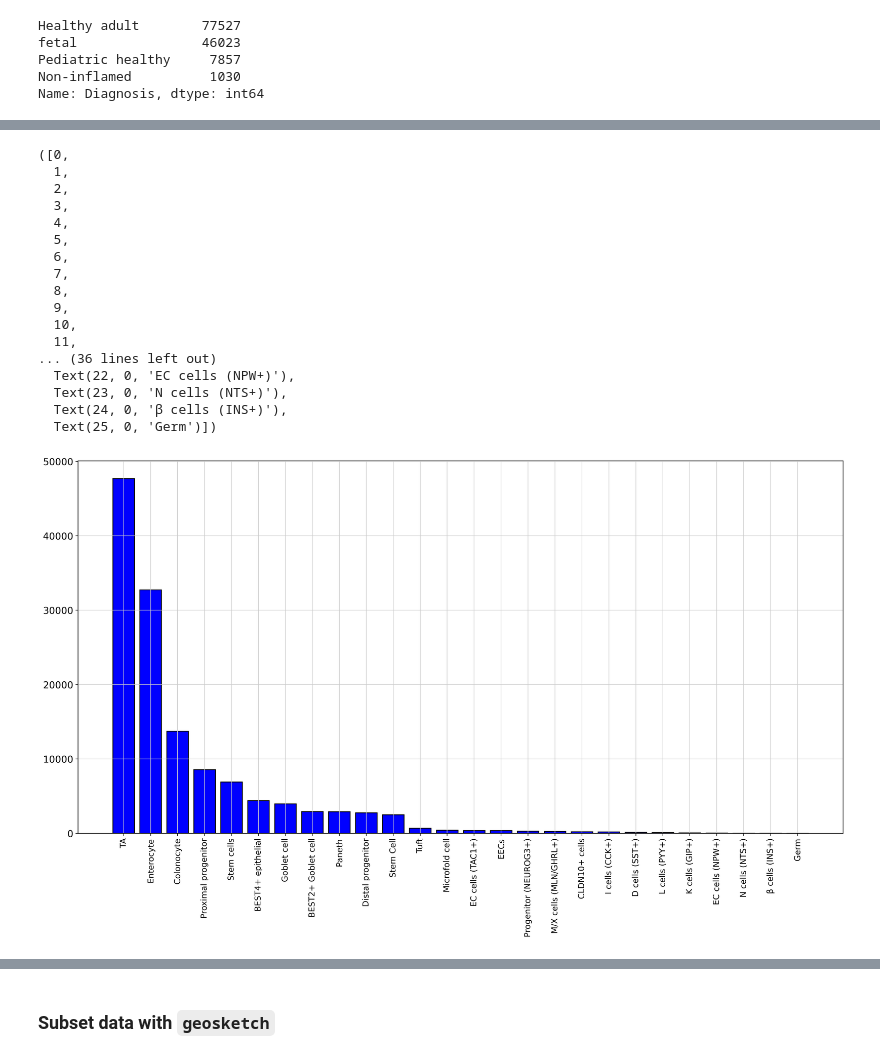
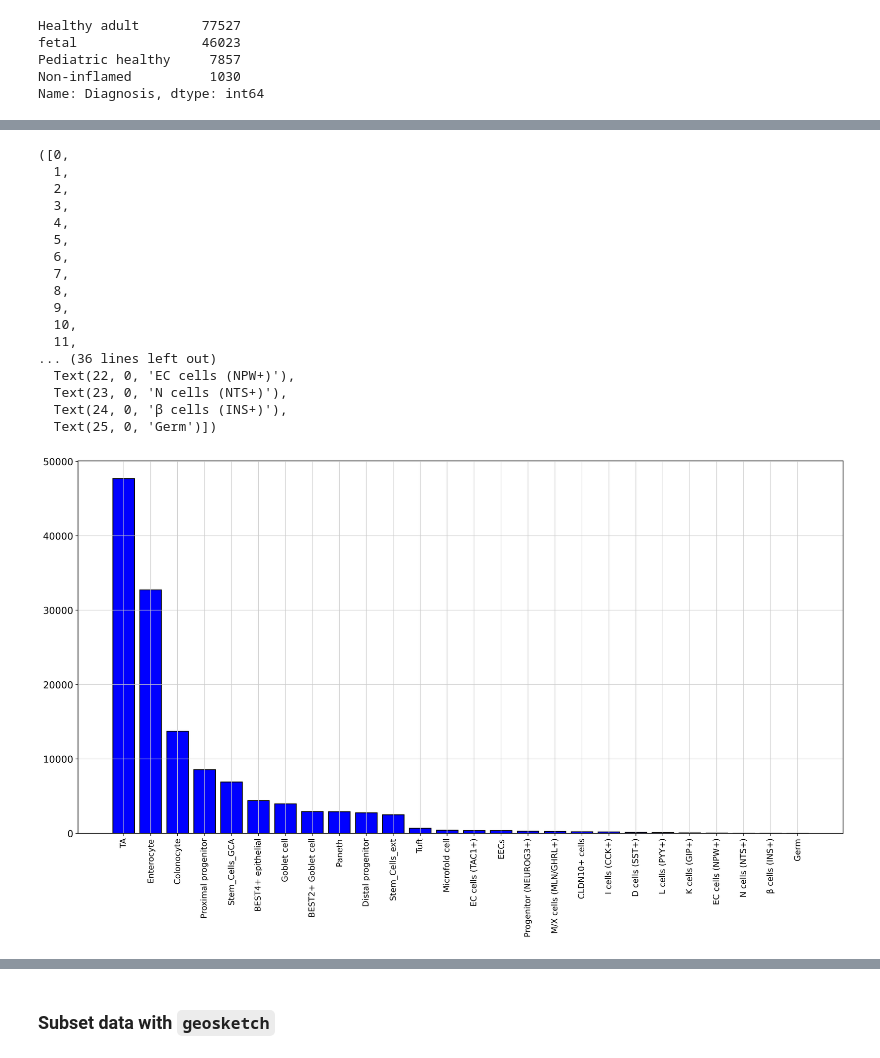
Before and after one commit to Talavera-Lopez-Lab/GCA_social_network, a Jupyter notebook: Annotation transferring/Reference_creation/Epithelial_reference_map_preparation.ipynb, the cells around one changed output, grey strips where cells are left out. Saved outputs shown, nothing was run; the diff lists cells and outputs as text; code cells hidden in the pictures.

```diff
--- a/Annotation transferring/Reference_creation/Epithelial_reference_map_preparation.ipynb
+++ b/Annotation transferring/Reference_creation/Epithelial_reference_map_preparation.ipynb
@@ -32,8 +32,8 @@ scanpy==1.9.1 anndata==0.8.0 umap==0.5.3 numpy==1.23.5 scipy==1.10.0 pandas==1.5
 ### Upload data
 # %%
 # Downloading the data
-input = '/lustre/groups/talaveralopez/workspace/anna.maguza/Processed_datasets/expi_map/Reference_map_(Gut_cell_atlas+Smilie+Wang).h5ad'
-output = '/lustre/groups/talaveralopez/workspace/anna.maguza/Processed_datasets/expi_map/Reference_map_(Gut_cell_atlas+Smilie+Wang)_output.h5ad'
+input = '/lustre/groups/talaveralopez/workspace/anna.maguza/Processed_datasets/Reference_maps/GCA_Stem_cells/GCA_and_StemCells_initial/Reference_map_(Gut_cell_atlas+Smilie+Wang).h5ad'
+output = '/lustre/groups/talaveralopez/workspace/anna.maguza/Processed_datasets/Reference_maps/GCA_Stem_cells/GCA_and_StemCells_initial/Reference_map_(Gut_cell_atlas+Smilie+Wang)_output.h5ad'
 # %%
 #Anndata upload
 anndata = sc.read_h5ad(input)
@@ -61,7 +61,4 @@ fetal                46023
 Pediatric healthy     7857
 Non-inflamed          1030
 Name: Diagnosis, dtype: int64
-# %%
-#Change nan in cell states to Stem Cell
-epithelial_cells.obs['Integrated_05'] = anndata.obs['Integrated_05'].replace('nan', 'Stem Cell')
 # %%
@@ -151,3 +69,0 @@ Name: Integrated_05, dtype: int64
-# %%
-#Concatenate the adult, pediatric and fetal data
-epithelial_cells = ad.concat([epithelial_cells_adult, epithelial_cells_pediatric, epithelial_cells_fetal])
@@ -154,27 +110,27 @@ epithelial_cells = ad.concat([epithelial_cells_adult, epithelial_cells_pediatric
 # %%
 #Create a barplot of the number of cells per cell type in the epithelial_cells_fetal object
 plt.figure(figsize = (20, 10))
-plt.bar(epithelial_cells.obs["Integrated_05"].value_counts().index, epithelial_cells.obs["Integrated_05"].value_counts(), color = "blue", edgecolor = "black", linewidth = 1.2)
+plt.bar(epithelial_cells.obs["Cell States"].value_counts().index, epithelial_cells.obs["Cell States"].value_counts(), color = "blue", edgecolor = "black", linewidth = 1.2)
 matplotlib.pyplot.xticks(rotation = 90, fontsize = 12)
 # %% [output]
 ([0,
   1,
   2,
   3,
   4,
   5,
   6,
   7,
   8,
   9,
   10,
   11,
 ... (36 lines left out)
   Text(22, 0, 'EC cells (NPW+)'),
   Text(23, 0, 'N cells (NTS+)'),
   Text(24, 0, 'β cells (INS+)'),
   Text(25, 0, 'Germ')])
-[figure, old version]
+[figure, new version]
 # %%
 #Combine I cells (CCK+), D cells (SST+), L cells (PYY+), K cells (GIP+), EC cells (NPW+), β cells (INS+) and N cells (NTS+) into one category "rare enteroendocrine cells"
 enteroendocrine = ["I cells (CCK+)", "D cells (SST+)", "L cells (PYY+)", "K cells (GIP+)", "EC cells (NPW+)", "β cells (INS+)", "N cells (NTS+)"]
```
Also changed, not shown: parts of 26 cells of this notebook, 1 other file.
